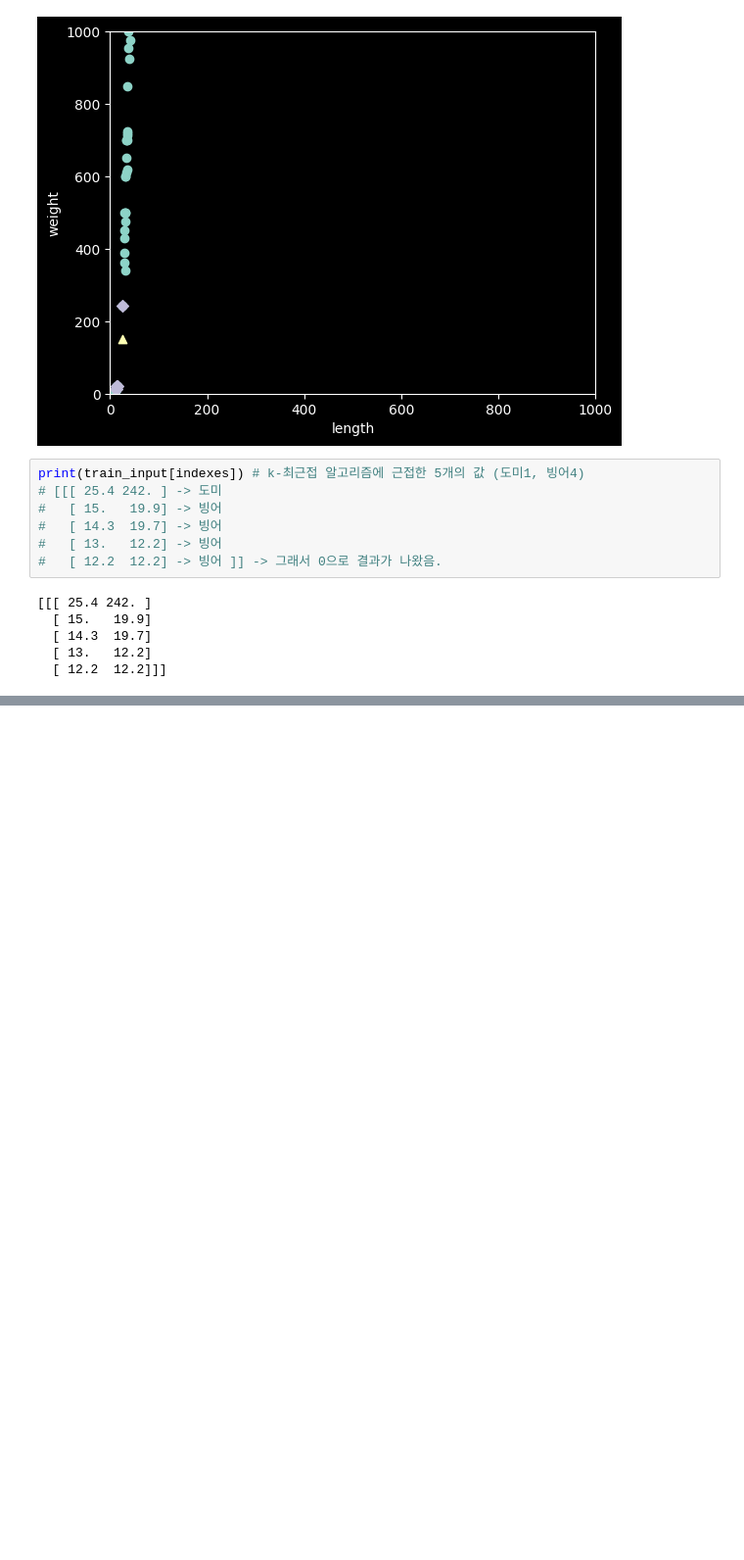
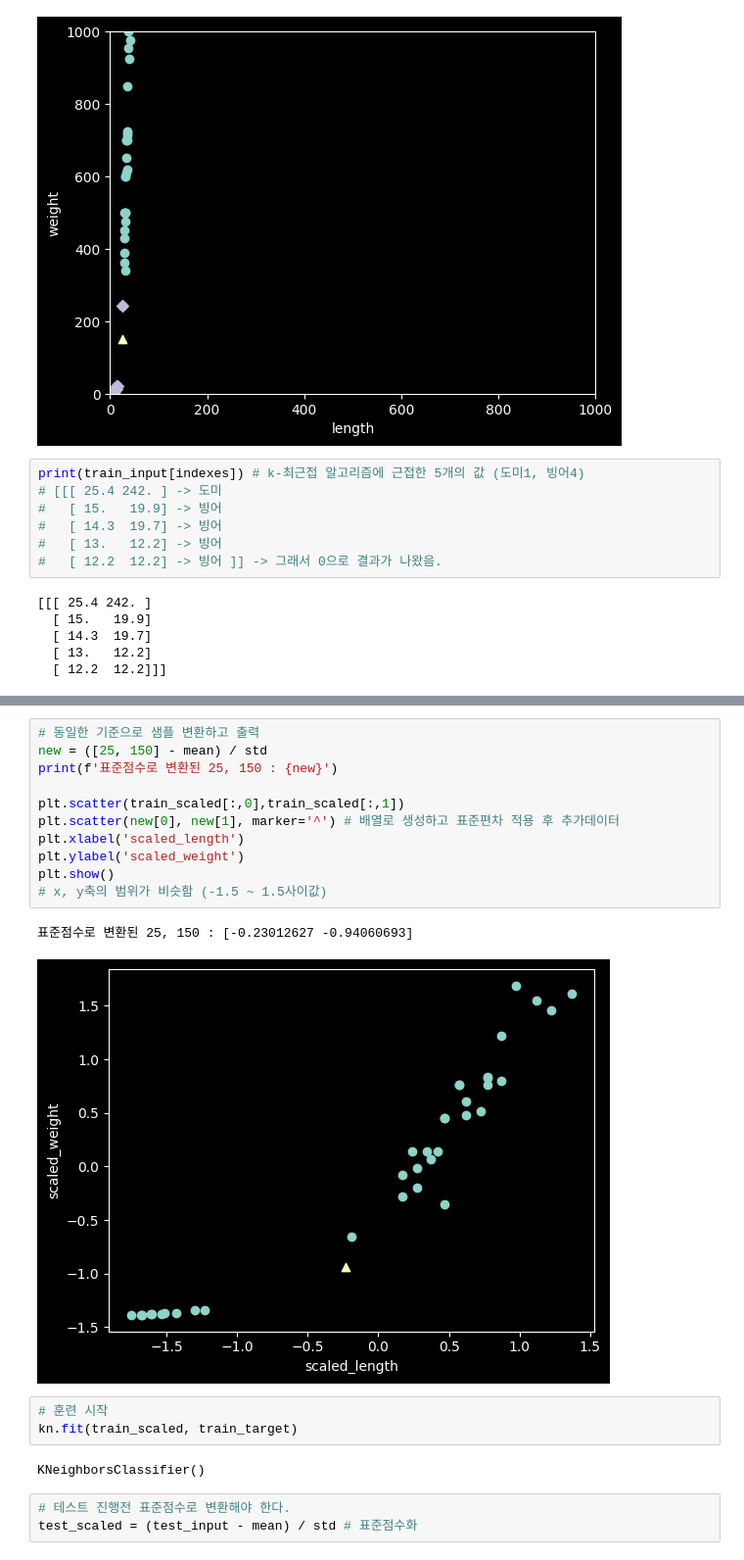
Before and after one commit to ejjang2030/AI_26, a Jupyter notebook: 02_02_데이터전처리.ipynb, the cells around one changed output, grey strips where cells are left out. Shown at 98% size. Saved outputs shown, nothing was run; the diff lists cells and outputs as text; blank space fills up the shorter version.

Commit message:
표준점수로 변환 후 분류 성공

```diff
--- a/02_02_데이터전처리.ipynb
+++ b/02_02_데이터전처리.ipynb
@@ -136,0 +205,22 @@ print(train_input[indexes]) # k-최근접 알고리즘에 근접한 5개의 값
+# %%
+# 동일한 기준으로 샘플 변환하고 출력
+new = ([25, 150] - mean) / std
+print(f'표준점수로 변환된 25, 150 : {new}')
+
+plt.scatter(train_scaled[:,0],train_scaled[:,1])
+plt.scatter(new[0], new[1], marker='^') # 배열로 생성하고 표준편차 적용 후 추가데이터
+plt.xlabel('scaled_length')
+plt.ylabel('scaled_weight')
+plt.show()
+# x, y축의 범위가 비슷함 (-1.5 ~ 1.5사이값)
+# %% [output]
+표준점수로 변환된 25, 150 : [-0.23012627 -0.94060693]
+[figure, added]
+# %%
+# 훈련 시작
+kn.fit(train_scaled, train_target)
+# %% [output]
+KNeighborsClassifier()
+# %%
+# 테스트 진행전 표준점수로 변환해야 한다.
+test_scaled = (test_input - mean) / std # 표준점수화
```
Also changed, not shown: parts of 10 cells of this notebook.
